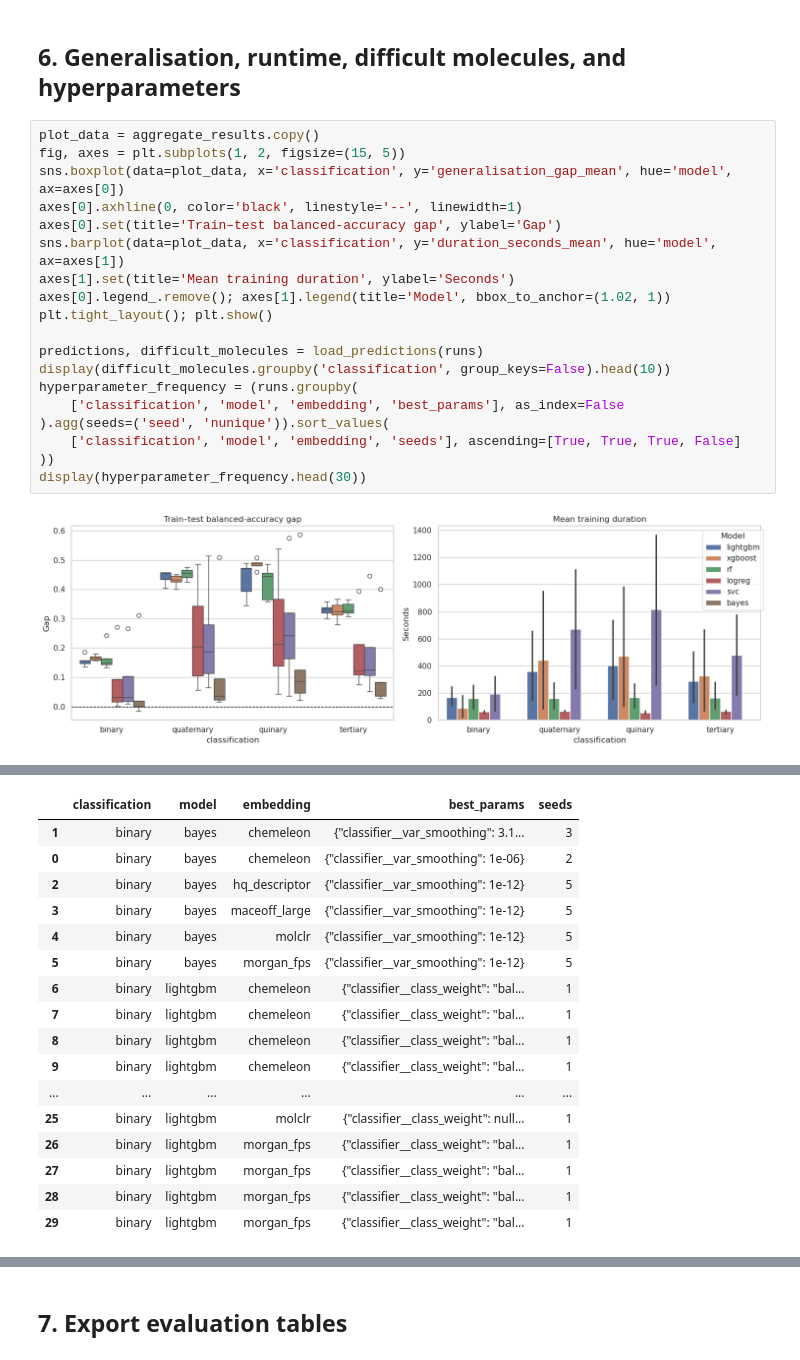
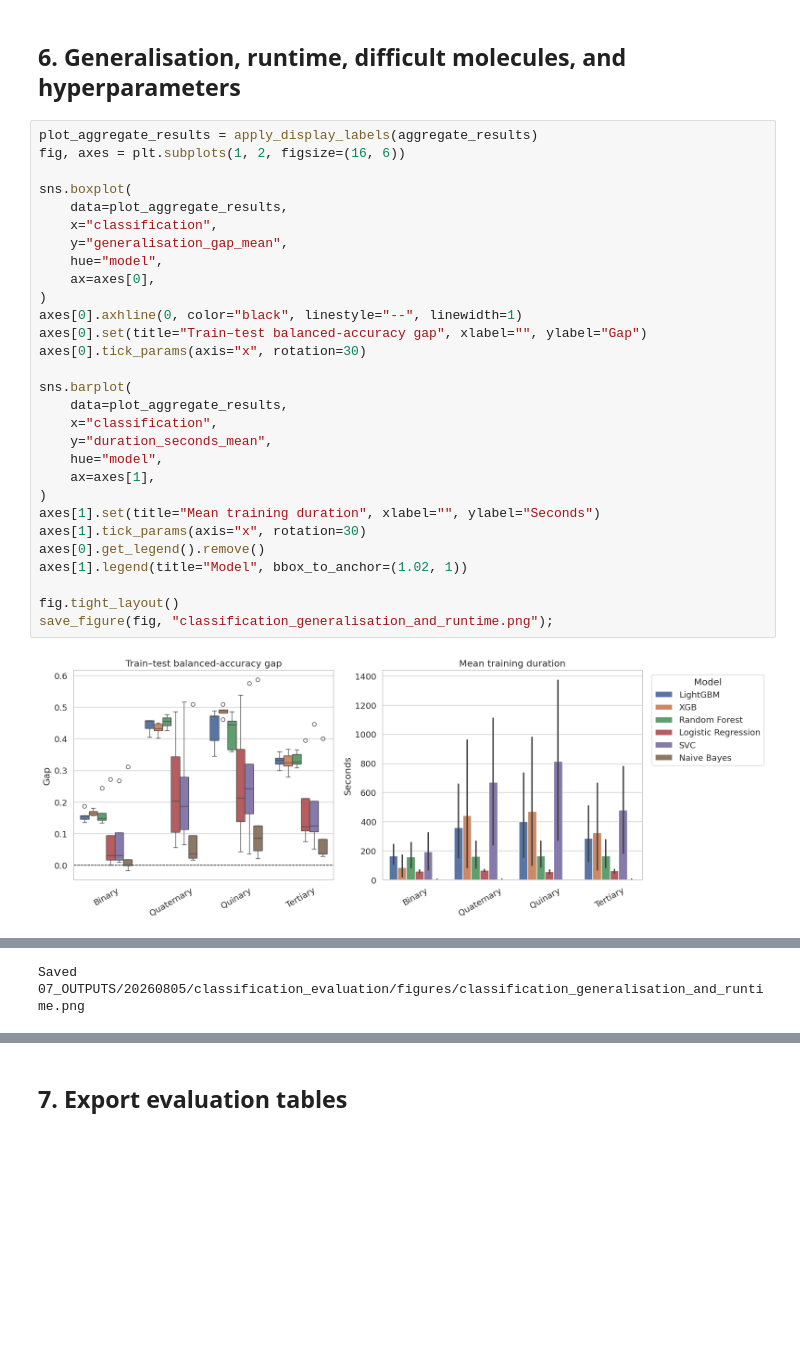
Before and after one commit to CABackman/fm-4-em, a Jupyter notebook: 08_CLASSIFICATION/02_IS_classification_evaluation.ipynb, the cells around one changed output, grey strips where cells are left out. Saved outputs shown, nothing was run; the diff lists cells and outputs as text; blank space fills up the shorter version.

```diff
--- a/08_CLASSIFICATION/02_IS_classification_evaluation.ipynb
+++ b/08_CLASSIFICATION/02_IS_classification_evaluation.ipynb
@@ -367,23 +480,33 @@ https://scikit-learn.org/stable/model_persistence.html#security-maintainability-
 # %% [markdown]
 ## 6. Generalisation, runtime, difficult molecules, and hyperparameters
 # %%
-plot_data = aggregate_results.copy()
-fig, axes = plt.subplots(1, 2, figsize=(15, 5))
-sns.boxplot(data=plot_data, x='classification', y='generalisation_gap_mean', hue='model', ax=axes[0])
-axes[0].axhline(0, color='black', linestyle='--', linewidth=1)
-axes[0].set(title='Train–test balanced-accuracy gap', ylabel='Gap')
-sns.barplot(data=plot_data, x='classification', y='duration_seconds_mean', hue='model', ax=axes[1])
-axes[1].set(title='Mean training duration', ylabel='Seconds')
-axes[0].legend_.remove(); axes[1].legend(title='Model', bbox_to_anchor=(1.02, 1))
-plt.tight_layout(); plt.show()
+plot_aggregate_results = apply_display_labels(aggregate_results)
+fig, axes = plt.subplots(1, 2, figsize=(16, 6))
 
-predictions, difficult_molecules = load_predictions(runs)
-display(difficult_molecules.groupby('classification', group_keys=False).head(10))
-hyperparameter_frequency = (runs.groupby(
-    ['classification', 'model', 'embedding', 'best_params'], as_index=False
-).agg(seeds=('seed', 'nunique')).sort_values(
-    ['classification', 'model', 'embedding', 'seeds'], ascending=[True, True, True, False]
-))
-display(hyperparameter_frequency.head(30))
+sns.boxplot(
+    data=plot_aggregate_results,
+    x="classification",
+    y="generalisation_gap_mean",
+    hue="model",
+    ax=axes[0],
+)
+axes[0].axhline(0, color="black", linestyle="--", linewidth=1)
+axes[0].set(title="Train–test balanced-accuracy gap", xlabel="", ylabel="Gap")
+axes[0].tick_params(axis="x", rotation=30)
+
+sns.barplot(
+    data=plot_aggregate_results,
+    x="classification",
+    y="duration_seconds_mean",
+    hue="model",
+    ax=axes[1],
+)
+axes[1].set(title="Mean training duration", xlabel="", ylabel="Seconds")
+axes[1].tick_params(axis="x", rotation=30)
+axes[0].get_legend().remove()
+axes[1].legend(title="Model", bbox_to_anchor=(1.02, 1))
+
+fig.tight_layout()
+save_figure(fig, "classification_generalisation_and_runtime.png");
 # %% [output]
-[figure, old version]
+[figure, new version]
@@ -407,17 +513 @@ display(hyperparameter_frequency.head(30))
-|  | classification | model | embedding | best_params | seeds |
-| 1 | binary | bayes | chemeleon | {"classifier__var_smoothing": 3.1... | 3 |
-| 0 | binary | bayes | chemeleon | {"classifier__var_smoothing": 1e-06} | 2 |
-| 2 | binary | bayes | hq_descriptor | {"classifier__var_smoothing": 1e-12} | 5 |
-| 3 | binary | bayes | maceoff_large | {"classifier__var_smoothing": 1e-12} | 5 |
-| 4 | binary | bayes | molclr | {"classifier__var_smoothing": 1e-12} | 5 |
-| 5 | binary | bayes | morgan_fps | {"classifier__var_smoothing": 1e-12} | 5 |
-| 6 | binary | lightgbm | chemeleon | {"classifier__class_weight": "bal... | 1 |
-| 7 | binary | lightgbm | chemeleon | {"classifier__class_weight": "bal... | 1 |
-| 8 | binary | lightgbm | chemeleon | {"classifier__class_weight": "bal... | 1 |
-| 9 | binary | lightgbm | chemeleon | {"classifier__class_weight": "bal... | 1 |
-| ... | ... | ... | ... | ... | ... |
-| 25 | binary | lightgbm | molclr | {"classifier__class_weight": null... | 1 |
-| 26 | binary | lightgbm | morgan_fps | {"classifier__class_weight": "bal... | 1 |
-| 27 | binary | lightgbm | morgan_fps | {"classifier__class_weight": "bal... | 1 |
-| 28 | binary | lightgbm | morgan_fps | {"classifier__class_weight": "bal... | 1 |
-| 29 | binary | lightgbm | morgan_fps | {"classifier__class_weight": "bal... | 1 |
+Saved 07_OUTPUTS/20260805/classification_evaluation/figures/classification_generalisation_and_runtime.png
```
Also changed, not shown: parts of 25 cells of this notebook, 20 other files.
